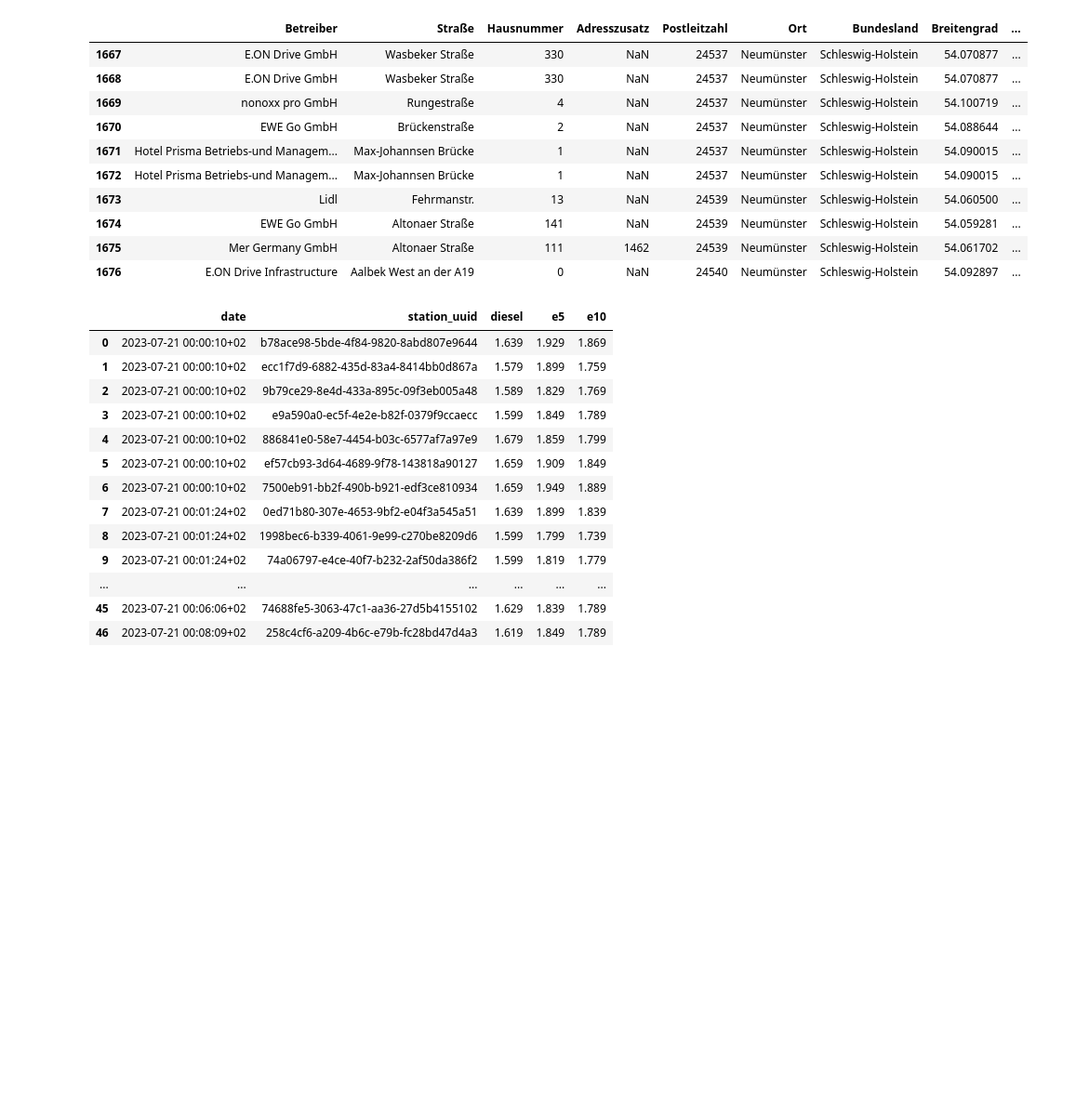
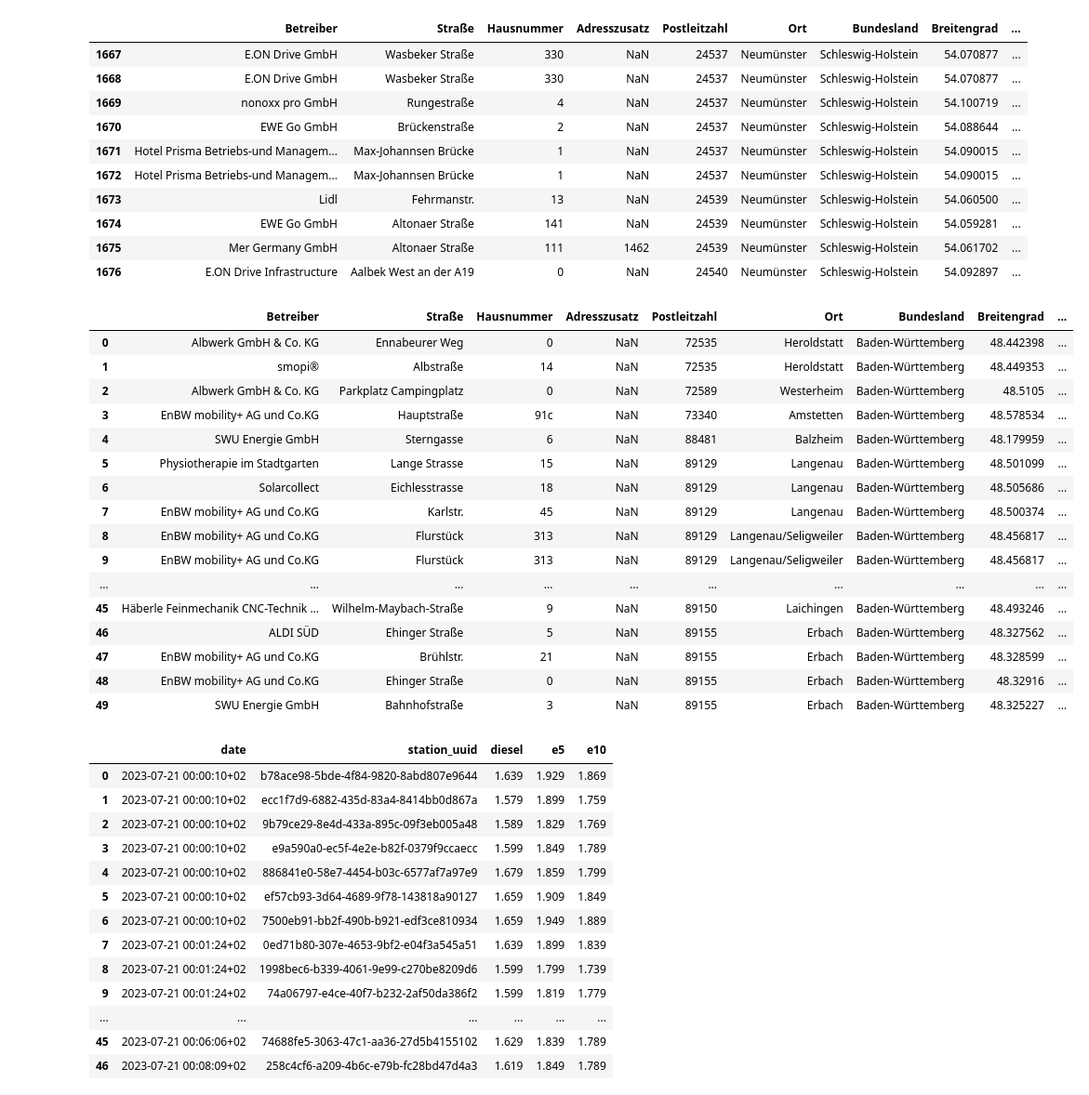
Before and after one commit to Takomonios/Team02_ChargeIT, a Jupyter notebook: datasets/2.landing/transformationDatasets.ipynb, the cells around one changed output. Shown: that part at 93% size. Drawn from its saved outputs; the diff is of its cells as text; code cells hidden in the pictures; blank space fills up the shorter version.

Commit message:
ladesaeulen_Exc

```diff
--- a/datasets/transformationDatasets.ipynb
+++ b/datasets/2.landing/transformationDatasets.ipynb
@@ -18,6 +18,38 @@ df_ladesaeulen.tail(10)
 | 1674 | EWE Go GmbH | Altonaer Straße | 141 | NaN | 24539 | Neumünster | Schleswig-Holstein | 54.059281 | ... |
 | 1675 | Mer Germany GmbH | Altonaer Straße | 111 | 1462 | 24539 | Neumünster | Schleswig-Holstein | 54.061702 | ... |
 | 1676 | E.ON Drive Infrastructure | Aalbek West an der A19 | 0 | NaN | 24540 | Neumünster | Schleswig-Holstein | 54.092897 | ... |
+# %%
+df_ladesaeulen_exc = pd.read_excel("/Users/philippusasefaw/team02/datasets/1.raw/Charger/Ladesaeulenregister.xlsx")
+
+df_ladesaeulen_exc.drop(df_ladesaeulen_exc.index.to_list()[:9], axis = 0, inplace = True)
+
+df_ladesaeulen_exc.rename(columns=df_ladesaeulen_exc.iloc[0], inplace = True)
+
+df_ladesaeulen_exc.drop(9,inplace=True)
+
+df_ladesaeulen_exc.drop(["Kreis/kreisfreie Stadt","Inbetriebnahmedatum", "Public Key1", "Public Key2", "Public Key3", "Public Key4"],axis = 1, inplace = True)
+
+df_ladesaeulen_exc = df_ladesaeulen_exc.reset_index(drop=True)
+
+df_ladesaeulen_exc.head(50)
+# %% [output]
+|  | Betreiber | Straße | Hausnummer | Adresszusatz | Postleitzahl | Ort | Bundesland | Breitengrad | ... |
+| 0 | Albwerk GmbH & Co. KG | Ennabeurer Weg | 0 | NaN | 72535 | Heroldstatt | Baden-Württemberg | 48.442398 | ... |
+| 1 | smopi® | Albstraße | 14 | NaN | 72535 | Heroldstatt | Baden-Württemberg | 48.449353 | ... |
+| 2 | Albwerk GmbH & Co. KG | Parkplatz Campingplatz | 0 | NaN | 72589 | Westerheim | Baden-Württemberg | 48.5105 | ... |
+| 3 | EnBW mobility+ AG und Co.KG | Hauptstraße | 91c | NaN | 73340 | Amstetten | Baden-Württemberg | 48.578534 | ... |
+| 4 | SWU Energie GmbH | Sterngasse | 6 | NaN | 88481 | Balzheim | Baden-Württemberg | 48.179959 | ... |
+| 5 | Physiotherapie im Stadtgarten | Lange Strasse | 15 | NaN | 89129 | Langenau | Baden-Württemberg | 48.501099 | ... |
+| 6 | Solarcollect | Eichlesstrasse | 18 | NaN | 89129 | Langenau | Baden-Württemberg | 48.505686 | ... |
+| 7 | EnBW mobility+ AG und Co.KG | Karlstr. | 45 | NaN | 89129 | Langenau | Baden-Württemberg | 48.500374 | ... |
+| 8 | EnBW mobility+ AG und Co.KG | Flurstück | 313 | NaN | 89129 | Langenau/Seligweiler | Baden-Württemberg | 48.456817 | ... |
+| 9 | EnBW mobility+ AG und Co.KG | Flurstück | 313 | NaN | 89129 | Langenau/Seligweiler | Baden-Württemberg | 48.456817 | ... |
+| ... | ... | ... | ... | ... | ... | ... | ... | ... | ... |
+| 45 | Häberle Feinmechanik CNC-Technik ... | Wilhelm-Maybach-Straße | 9 | NaN | 89150 | Laichingen | Baden-Württemberg | 48.493246 | ... |
+| 46 | ALDI SÜD | Ehinger Straße | 5 | NaN | 89155 | Erbach | Baden-Württemberg | 48.327562 | ... |
+| 47 | EnBW mobility+ AG und Co.KG | Brühlstr. | 21 | NaN | 89155 | Erbach | Baden-Württemberg | 48.328599 | ... |
+| 48 | EnBW mobility+ AG und Co.KG | Ehinger Straße | 0 | NaN | 89155 | Erbach | Baden-Württemberg | 48.32916 | ... |
+| 49 | SWU Energie GmbH | Bahnhofstraße | 3 | NaN | 89155 | Erbach | Baden-Württemberg | 48.325227 | ... |
 # %%
 df_prices = pd.read_csv("/Users/philippusasefaw/team02/datasets/Gasstation/price/2023-07-21-prices.csv")
 
```
Also changed, not shown: parts of 2 cells of this notebook.
